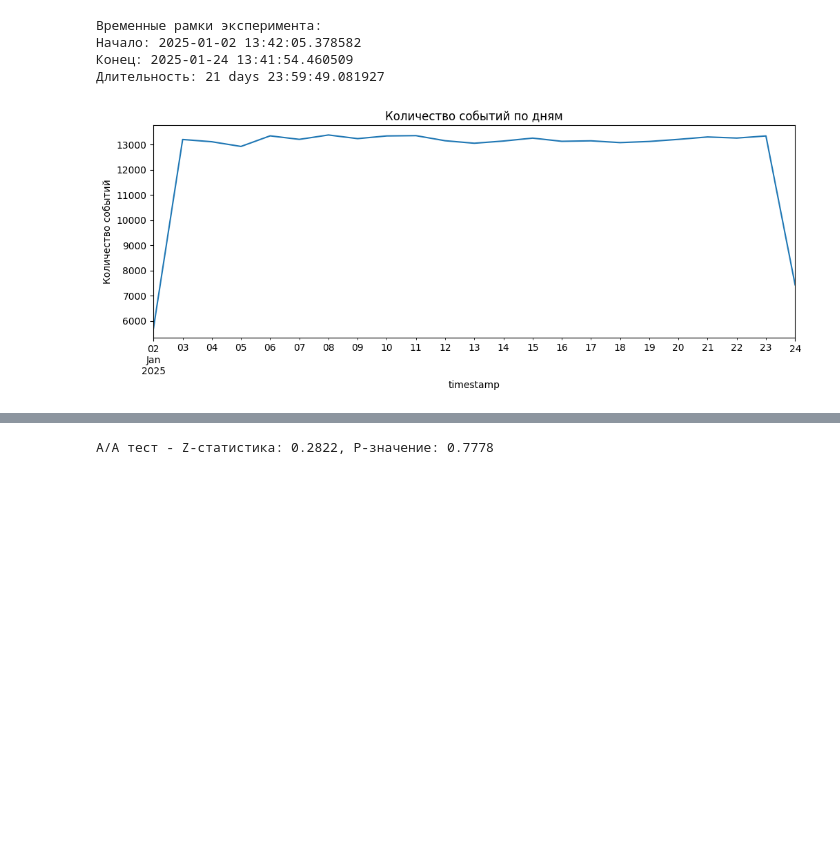
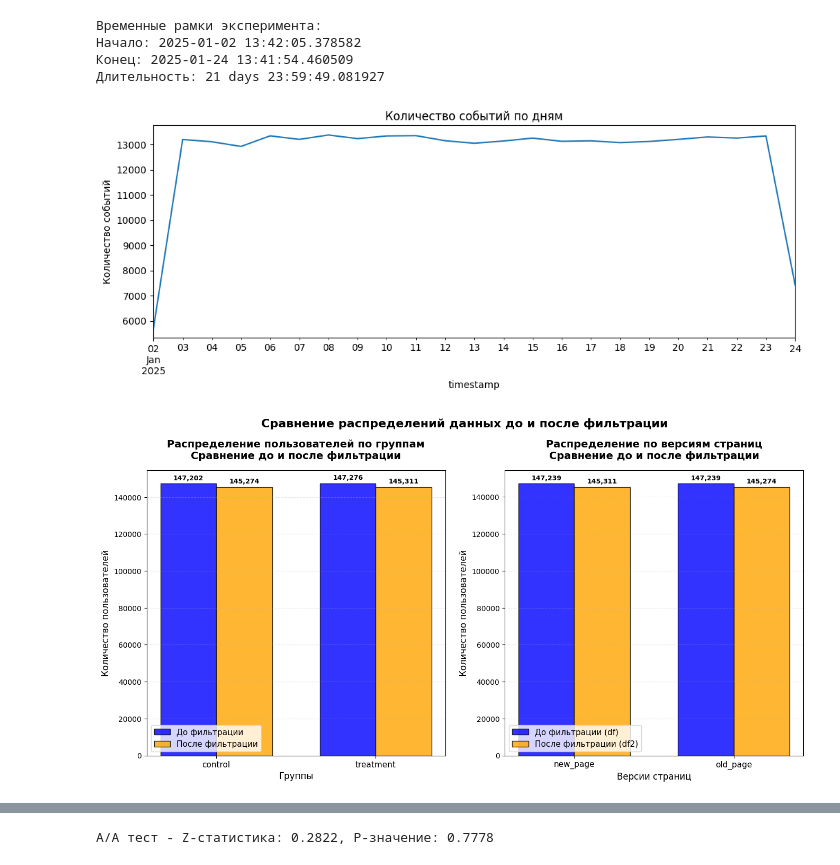
Before and after one commit to Elisavetasa/Statistics-in-Data-Analysis, a Jupyter notebook: Part 1/часть1_гп3 (3).ipynb, the cells around one changed output, grey strips where cells are left out. Cells and saved outputs as stored; diff of their text form; code cells hidden in the pictures; blank space fills up the shorter version.

```diff
--- a/Part 1/часть1_гп3 (3).ipynb
+++ b/Part 1/часть1_гп3 (3).ipynb
@@ -227,3 +261,74 @@ plt.show()
 Конец: 2025-01-24 13:41:54.460509
 Длительность: 21 days 23:59:49.081927
 [figure]
+# %%
+groups_df1 = df['group'].value_counts()
+groups_df2 = df2['group'].value_counts()
+
+pages_df1 = df['landing_page'].value_counts()
+pages_df2 = df2['landing_page'].value_counts()
+
+all_groups = sorted(set(list(groups_df1.index) + list(groups_df2.index)))
+all_pages = sorted(set(list(pages_df1.index) + list(pages_df2.index)))
+
+fig, (ax1, ax2) = plt.subplots(1, 2, figsize=(16, 7))
+
+x = np.arange(len(all_groups))
+width = 0.35
+
+values_df1_groups = [groups_df1.get(group, 0) for group in all_groups]
+values_df2_groups = [groups_df2.get(group, 0) for group in all_groups]
+
+bars1_groups = ax1.bar(x - width/2, values_df1_groups, width, label='До фильтрации', color='blue', alpha=0.8, edgecolor='black')
+bars2_groups = ax1.bar(x + width/2, values_df2_groups, width, label='После фильтрации', color='orange', alpha=0.8, edgecolor='black')
+
+ax1.set_title('Распределение пользователей по группам\nСравнение до и после фильтрации', fontsize=14, fontweight='bold', pad=15)
+ax1.set_ylabel('Количество пользователей', fontsize=12)
+ax1.set_xlabel('Группы', fontsize=12)
+ax1.set_xticks(x)
+ax1.set_xticklabels(all_groups, rotation=0, fontsize=11)
+ax1.legend(fontsize=11)
+ax1.grid(True, axis='y', alpha=0.3, linestyle='--')
+
+for bars in [bars1_groups, bars2_groups]:
+    for bar in bars:
+        height = bar.get_height()
+        ax1.annotate(f'{height:,}',
+                    xy=(bar.get_x() + bar.get_width() / 2, height),
+                    xytext=(0, 3),
+                    textcoords="offset points",
+                    ha='center', va='bottom',
+                    fontsize=9, fontweight='bold')
+
+x_pages = np.arange(len(all_pages))
+
+values_df1_pages = [pages_df1.get(page, 0) for page in all_pages]
+values_df2_pages = [pages_df2.get(page, 0) for page in all_pages]
+
+bars1_pages = ax2.bar(x_pages - width/2, values_df1_pages, width, label='До фильтрации (df)', color='blue', alpha=0.8, edgecolor='black')
+bars2_pages = ax2.bar(x_pages + width/2, values_df2_pages, width, label='После фильтрации (df2)', color='orange', alpha=0.8, edgecolor='black')
+
+ax2.set_title('Распределение по версиям страниц\nСравнение до и после фильтрации', fontsize=14, fontweight='bold', pad=15)
+ax2.set_ylabel('Количество пользователей', fontsize=12)
+ax2.set_xlabel('Версии страниц', fontsize=12)
+ax2.set_xticks(x_pages)
+ax2.set_xticklabels(all_pages, rotation=0, fontsize=11)
+ax2.legend(fontsize=11)
+ax2.grid(True, axis='y', alpha=0.3, linestyle='--')
+
+for bars in [bars1_pages, bars2_pages]:
+    for bar in bars:
+        height = bar.get_height()
+        ax2.annotate(f'{height:,}',
+                    xy=(bar.get_x() + bar.get_width() / 2, height),
+                    xytext=(0, 3),
+                    textcoords="offset points",
+                    ha='center', va='bottom',
+                    fontsize=9, fontweight='bold')
+
+
+fig.suptitle('Сравнение распределений данных до и после фильтрации', fontsize=16, fontweight='bold', y=1.02)
+
+plt.show()
+# %% [output]
+[figure, added]
```
Also changed, not shown: parts of 64 cells of this notebook.
